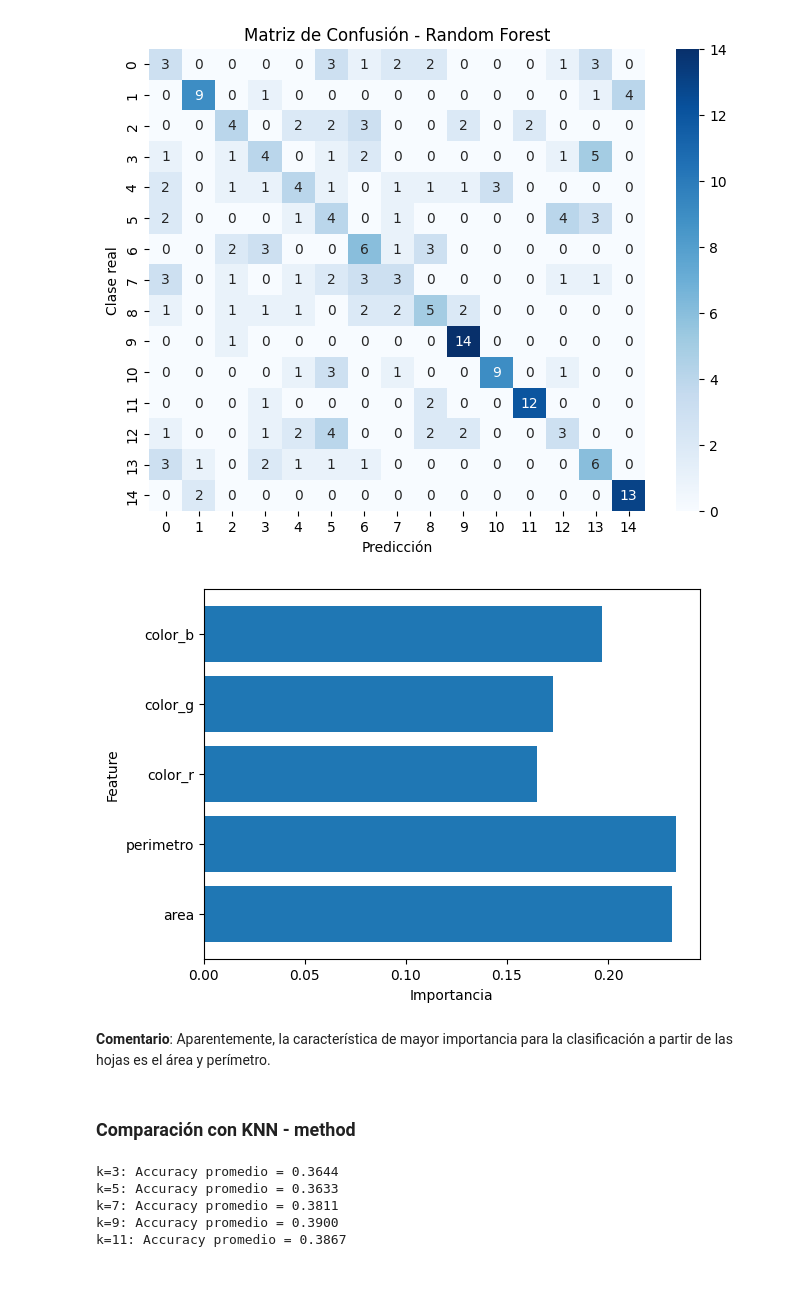
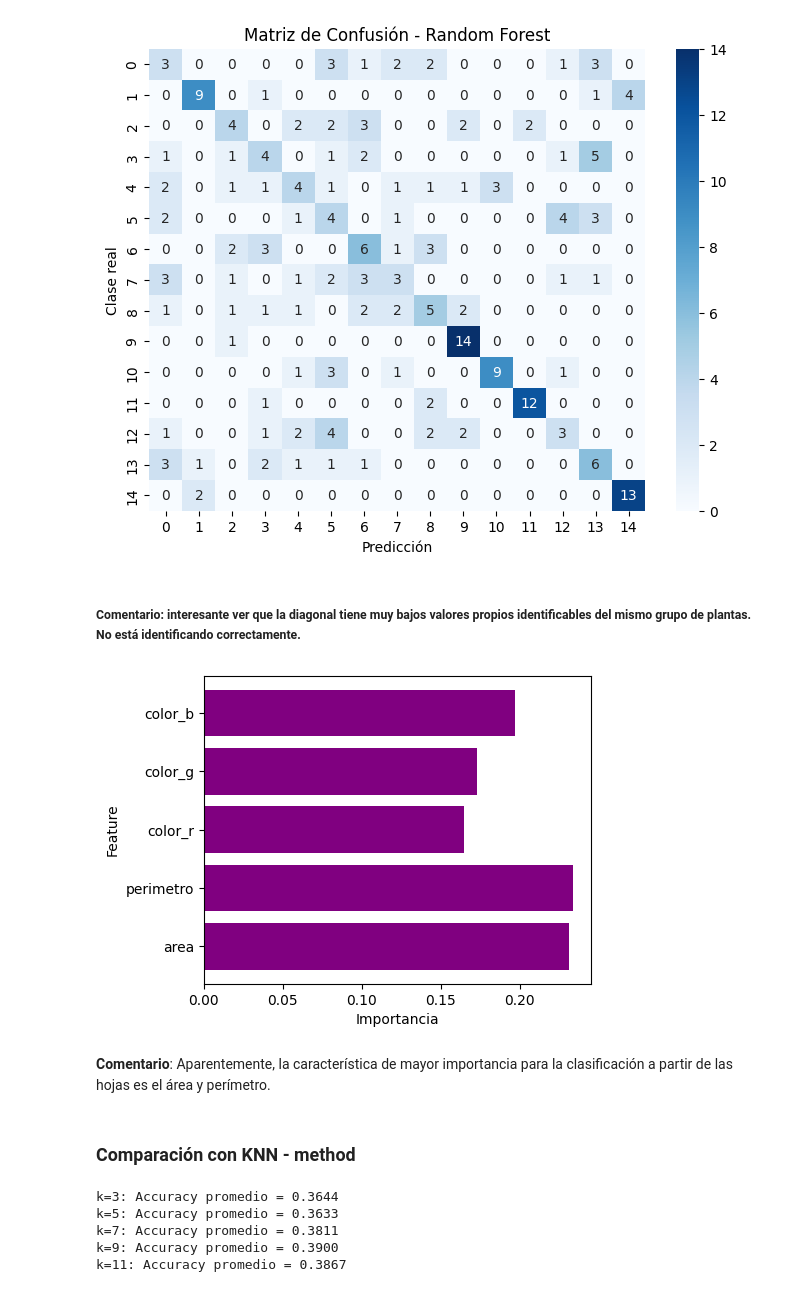
Before and after one commit to Rdorta08/Plants_opencv, a Jupyter notebook: src/2_Modelo.ipynb, the cells around one changed output. Drawn from its saved outputs; the diff is of its cells as text; code cells hidden in the pictures.

```diff
--- a/src/2_Modelo.ipynb
+++ b/src/2_Modelo.ipynb
@@ -211,21 +213,24 @@ plt.title("Matriz de Confusión - Random Forest")
 plt.show()
 # %% [output]
 [figure]
+# %% [markdown]
+##### Comentario: interesante ver que la diagonal tiene muy bajos valores propios identificables del mismo grupo de plantas. No está identificando correctamente.
 # %%
 #Importancia de las caracteríticas para el modelo
 importances = clf.feature_importances_
 features = X.columns
 
-plt.barh(features, importances)
+plt.figure(figsize=(5,4))
+plt.barh(features, importances, color='purple')
 plt.xlabel("Importancia")
 plt.ylabel("Feature")
 plt.show()
 # %% [output]
-[figure, old version]
+[figure, new version]
 # %% [markdown]
 **Comentario**: Aparentemente, la característica de mayor importancia para la clasificación a partir de las hojas es el área y perímetro.
 # %% [markdown]
-### Comparación con KNN - method
+### **Comparación con KNN - method**
 # %%
 # Probamos varios valores de k
 k_values = [3, 5, 7, 9, 11]
```
Also changed, not shown: parts of 3 cells of this notebook.
